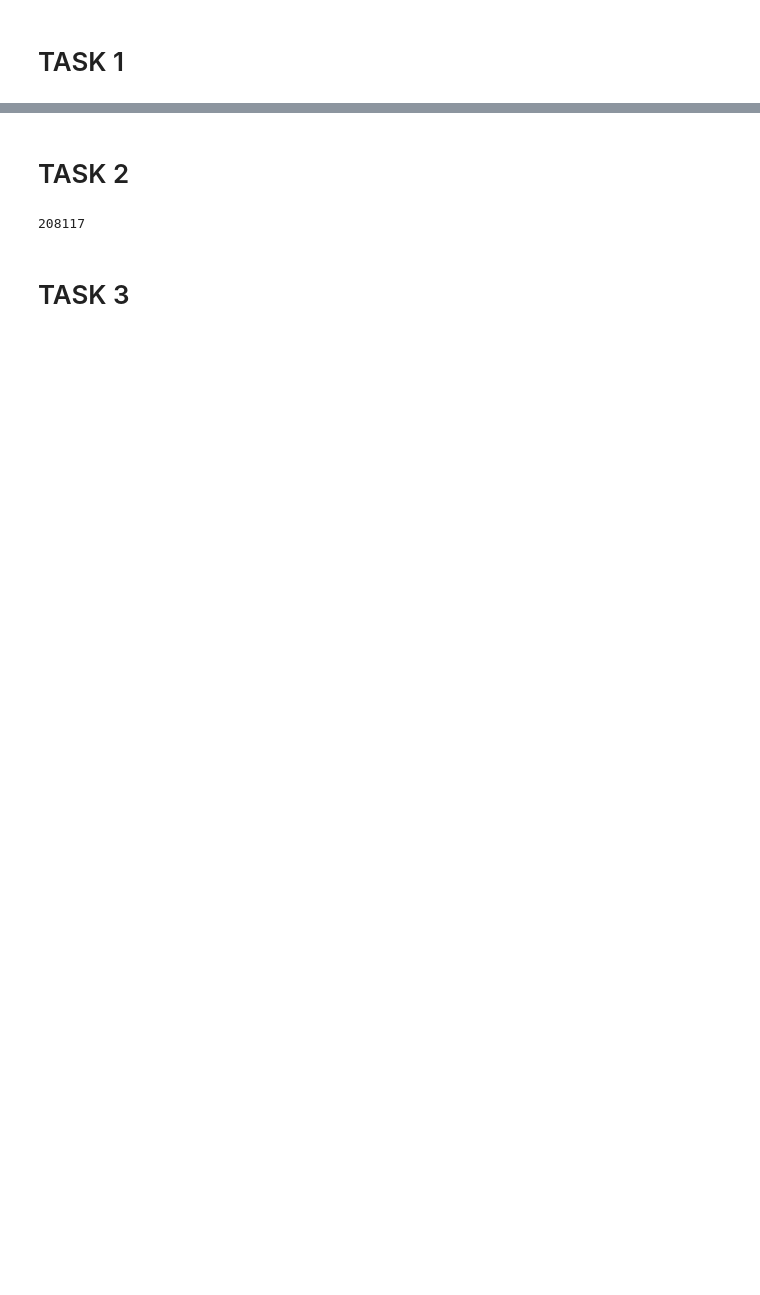
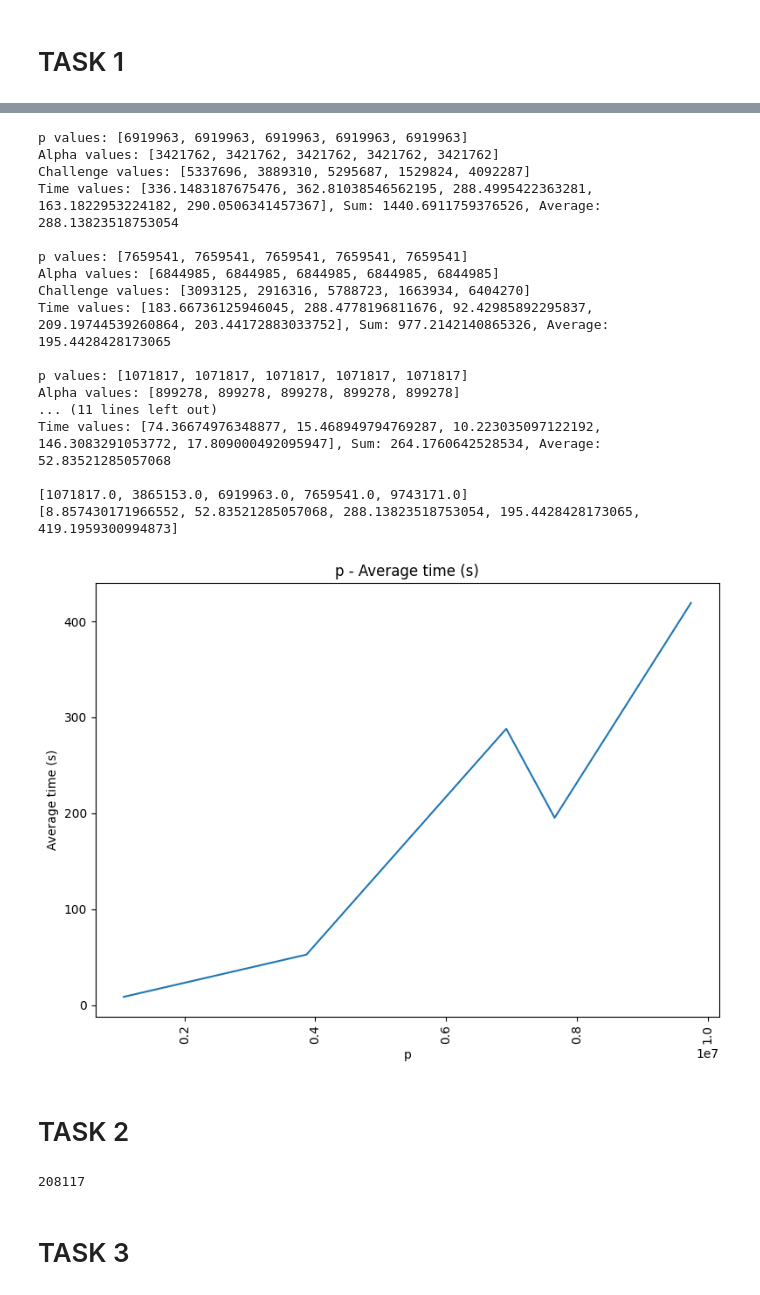
Before and after one commit to denisG99/TeamMutualInformation_InformationSec, a Jupyter notebook: Lab3_tasks.ipynb, the cells around one changed output, grey strips where cells are left out. Cells and saved outputs as stored; diff of their text form; code cells hidden in the pictures; blank space fills up the shorter version.

```diff
--- a/Lab3_tasks.ipynb
+++ b/Lab3_tasks.ipynb
@@ -170,21 +186,83 @@ for prime in randomPrimes:
 # %%
 for i in range(0, len(values), 5):
     # Slicing the values to get the current group of 5 elements
     group_values = values[i:i+5]
     group_sum = sum(group_values)
     group_avg = group_sum / 5
 
     # Slicing the corresponding elements from the other lists
     group_ps = ps[i:i+5]
     group_challenges = challanges[i:i+5]
     group_alphas = alphas[i:i+5]
 
     # Printing the results
     print(f"p values: {group_ps}")
     print(f"Alpha values: {group_alphas}")
     print(f"Challenge values: {group_challenges}")
     print(f"Time values: {group_values}, Sum: {group_sum}, Average: {group_avg}")
     print()
+
+
+
+
+avg_ps = []
+avg_times = []
+
+# Loop through each group of 5 values
+for i in range(0, len(values), 5):
+    # Calculate the average p value for the current group
+    group_ps = ps[i:i+5]
+    group_p_sum = sum(group_ps)
+    group_p_avg = group_p_sum / 5
+    avg_ps.append(group_p_avg)
+
+    # Calculate the average running time for the current group
+    group_times = values[i:i+5]
+    group_time_sum = sum(group_times)
+    group_time_avg = group_time_sum / 5
+    avg_times.append(group_time_avg)
+
+
+
+#print(avg_ps)
+#print(avg_times)
+#print()
+
+sorted_pairs = sorted(zip(avg_ps, avg_times))
+
+avg_ps, avg_times = zip(*sorted_pairs)
+
+print(list(avg_ps))
+print(list(avg_times))
+
+
+plt.figure(figsize=(8, 6))
+plt.plot(list(avg_ps), list(avg_times))
+plt.xlabel('p')
+plt.ylabel('Average time (s)')
+plt.title('p - Average time (s)')
+plt.xticks(rotation=90)
+plt.tight_layout()
+plt.show()
+# %% [output]
+p values: [6919963, 6919963, 6919963, 6919963, 6919963]
+Alpha values: [3421762, 3421762, 3421762, 3421762, 3421762]
+Challenge values: [5337696, 3889310, 5295687, 1529824, 4092287]
+Time values: [336.1483187675476, 362.81038546562195, 288.4995422363281, 163.1822953224182, 290.0506341457367], Sum: 1440.6911759376526, Average: 288.13823518753054
+
+p values: [7659541, 7659541, 7659541, 7659541, 7659541]
+Alpha values: [6844985, 6844985, 6844985, 6844985, 6844985]
+Challenge values: [3093125, 2916316, 5788723, 1663934, 6404270]
+Time values: [183.66736125946045, 288.4778196811676, 92.42985892295837, 209.19744539260864, 203.44172883033752], Sum: 977.2142140865326, Average: 195.4428428173065
+
+p values: [1071817, 1071817, 1071817, 1071817, 1071817]
+Alpha values: [899278, 899278, 899278, 899278, 899278]
+... (11 lines left out)
+Time values: [74.36674976348877, 15.468949794769287, 10.223035097122192, 146.3083291053772, 17.809000492095947], Sum: 264.1760642528534, Average: 52.83521285057068
+
+[1071817.0, 3865153.0, 6919963.0, 7659541.0, 9743171.0]
+[8.857430171966552, 52.83521285057068, 288.13823518753054, 195.4428428173065, 419.1959300994873]
+[figure, added]
 # %% [markdown]
 # TASK 2
 # %%
```
Also changed, not shown: parts of 4 cells of this notebook.
